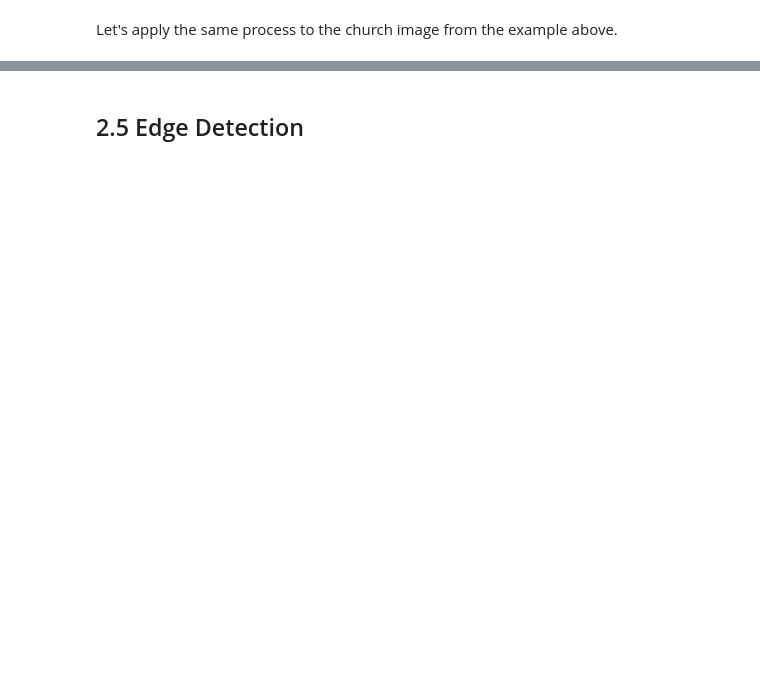
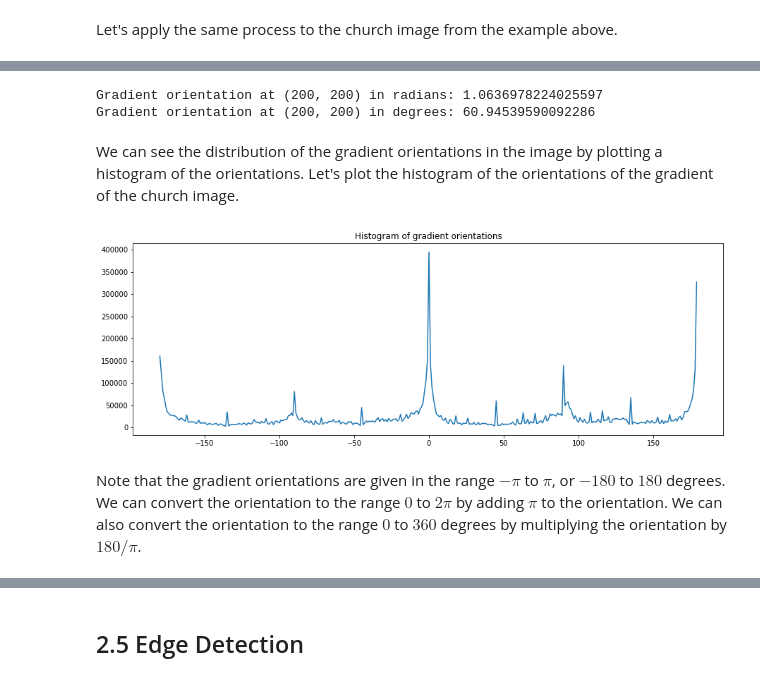
Before and after one commit to team-vmetsis/block8, a Jupyter notebook: 02.2-image_transformations_and_filters-part2.ipynb, the cells around one changed output, grey strips where cells are left out. Saved outputs shown, nothing was run; the diff lists cells and outputs as text; code cells hidden in the pictures; blank space fills up the shorter version.

```diff
--- a/02.2-image_transformations_and_filters-part2.ipynb
+++ b/02.2-image_transformations_and_filters-part2.ipynb
@@ -157,0 +162,29 @@ plt.show()
+# %%
+import math
+
+gradient_orientation_rad = np.arctan2(img_sobel_y, img_sobel_x)
+gradient_orientation_deg = gradient_orientation_rad * 180 / math.pi # Convert to degrees. Same as: np.rad2deg(gradient_orientation_rad)
+
+
+# Show gradient orientation at a specific point
+print('Gradient orientation at (200, 200) in radians:', gradient_orientation_rad[200, 200])
+print('Gradient orientation at (200, 200) in degrees:', gradient_orientation_deg[200, 200])
+# %% [output]
+Gradient orientation at (200, 200) in radians: 1.0636978224025597
+Gradient orientation at (200, 200) in degrees: 60.94539590092286
+# %% [markdown]
+We can see the distribution of the gradient orientations in the image by plotting a histogram of the orientations. Let's plot the histogram of the orientations of the gradient of the church image.
+# %%
+# Get the histogram of the gradient orientations
+# See https://numpy.org/doc/stable/reference/generated/numpy.histogram.html for documentation
+hist, bins = np.histogram(gradient_orientation_deg, bins=360, range=(-180, 180), weights=grad)
+
+# Show the histogram
+plt.figure(figsize=(15, 5))
+plt.plot(bins[:-1], hist)
+plt.title('Histogram of gradient orientations')
+plt.show()
+# %% [output]
+[figure, added]
+# %% [markdown]
+Note that the gradient orientations are given in the range $-\pi$ to $\pi$, or $-180$ to $180$ degrees. We can convert the orientation to the range $0$ to $2\pi$ by adding $\pi$ to the orientation. We can also convert the orientation to the range $0$ to $360$ degrees by multiplying the orientation by $180/\pi$.
```
Also changed, not shown: parts of 13 cells of this notebook, 2 other files.
